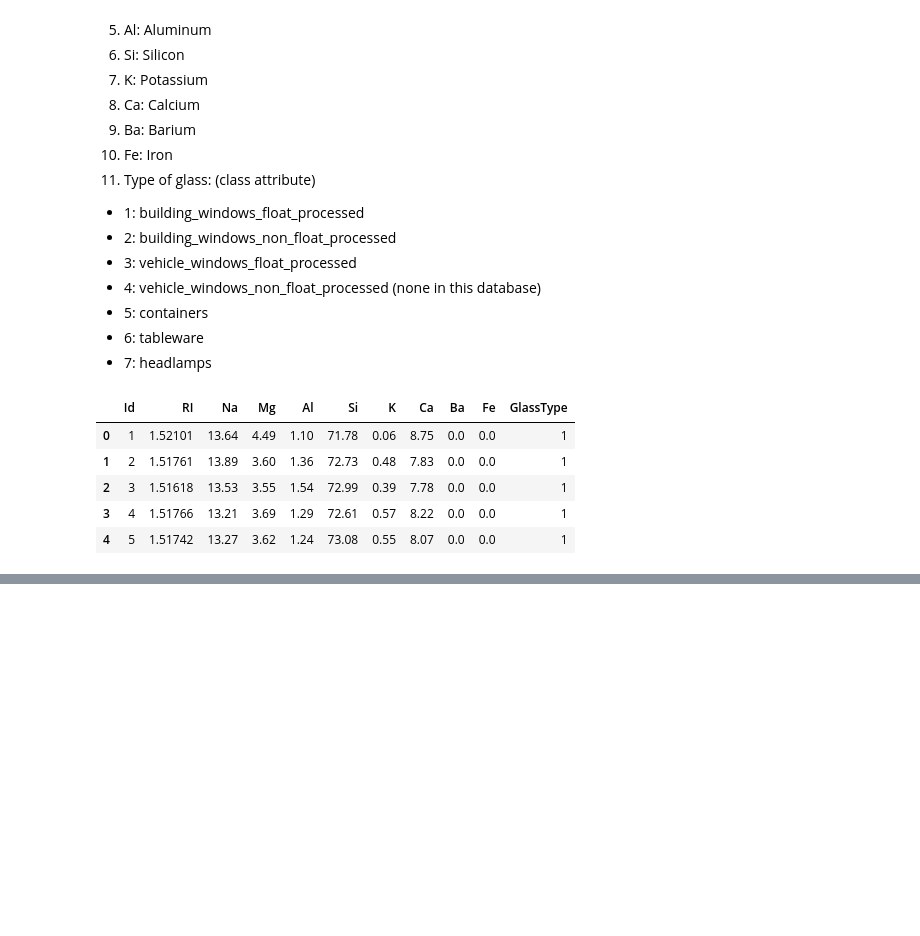
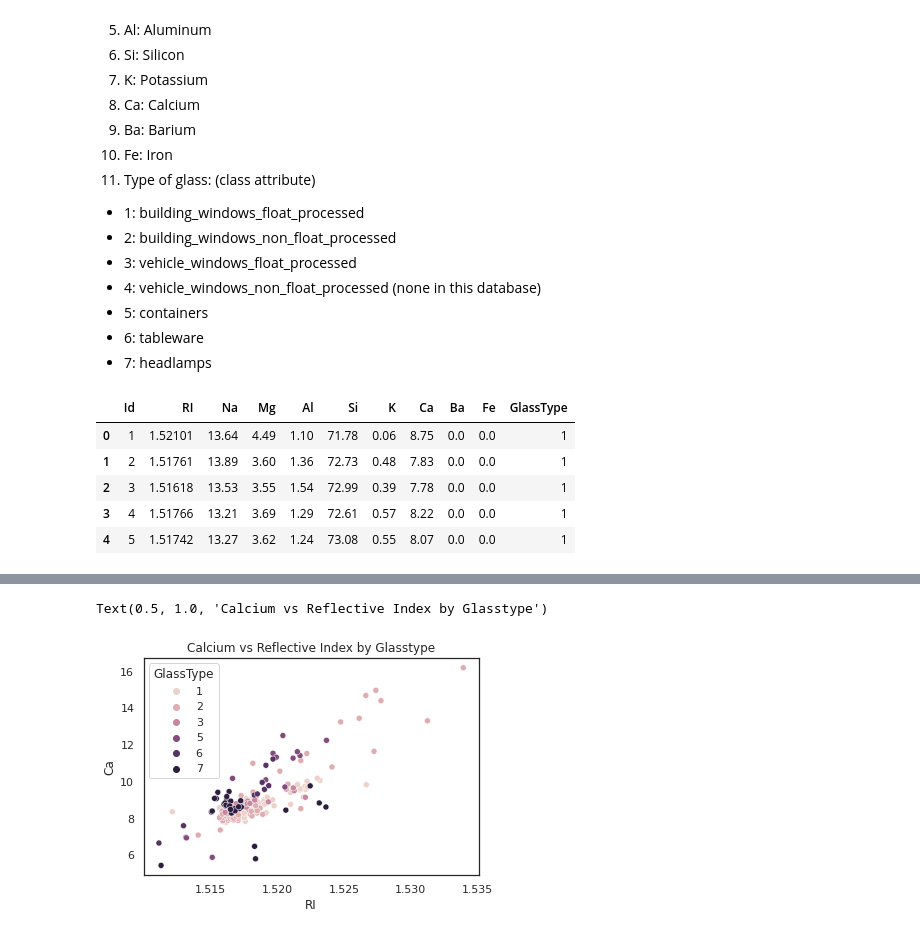
Before and after one commit to BongumusaSizwe/DVE, a Jupyter notebook: Assignment 1/Glass.ipynb, the cells around one changed output, grey strips where cells are left out. Cells and saved outputs as stored; diff of their text form; code cells hidden in the pictures; blank space fills up the shorter version.

```diff
--- a/Assignment 1/Glass.ipynb
+++ b/Assignment 1/Glass.ipynb
@@ -34,0 +60,5 @@ df.head()
+# %%
+sns.scatterplot(x=df.RI, y=df.Ca, hue=df.GlassType).set_title('Calcium vs Reflective Index by Glasstype') #viewing the most correlated pair
+# %% [output]
+Text(0.5, 1.0, 'Calcium vs Reflective Index by Glasstype')
+[figure, added]
```
Also changed, not shown: parts of 14 cells of this notebook.
